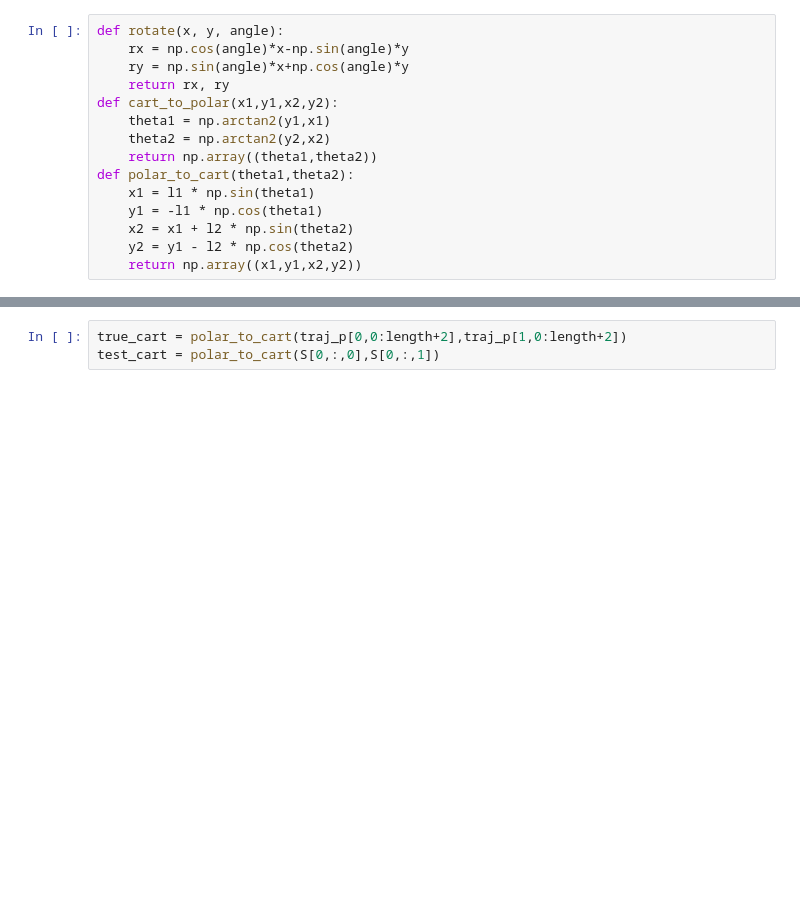
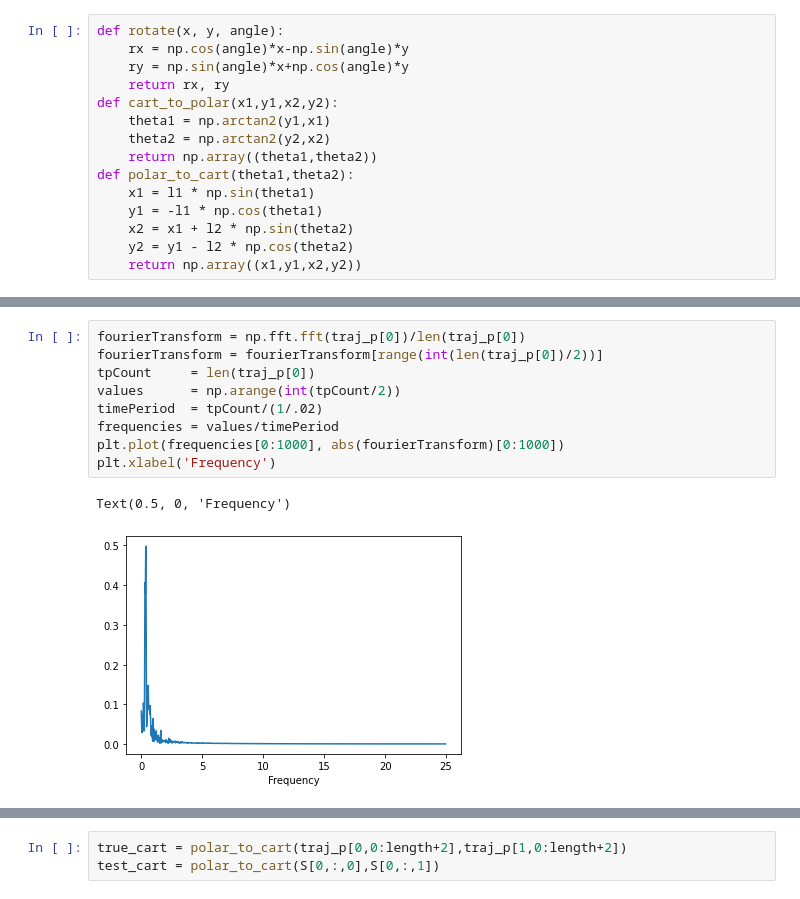
Before and after one commit to mpenwarden/RNN-Physics, a Jupyter notebook: DoublePendulum_git.ipynb, the cells around one changed output, grey strips where cells are left out. Cells and saved outputs as stored; diff of their text form; blank space fills up the shorter version.

```diff
--- a/DoublePendulum_git.ipynb
+++ b/DoublePendulum_git.ipynb
@@ -155,3 +155,15 @@ Text(0.5, 1.0, 'Double Pendulum ($\\theta$ = 0 is down)')
+# %%
+fourierTransform = np.fft.fft(traj_p[0])/len(traj_p[0])
+fourierTransform = fourierTransform[range(int(len(traj_p[0])/2))]
+tpCount     = len(traj_p[0])
+values      = np.arange(int(tpCount/2))
+timePeriod  = tpCount/(1/.02)
+frequencies = values/timePeriod
+plt.plot(frequencies[0:1000], abs(fourierTransform)[0:1000])
+plt.xlabel('Frequency')
+# %% [output]
+Text(0.5, 0, 'Frequency')
+[figure, added]
 # %%
 ang = np.array((traj_p[0]%(2*np.pi)-np.pi,traj_p[1]%(2*np.pi)-np.pi))
 x1, y1 = rotate(traj_c[0],traj_c[1],np.pi/2)
```
Also changed, not shown: parts of 18 cells of this notebook.
